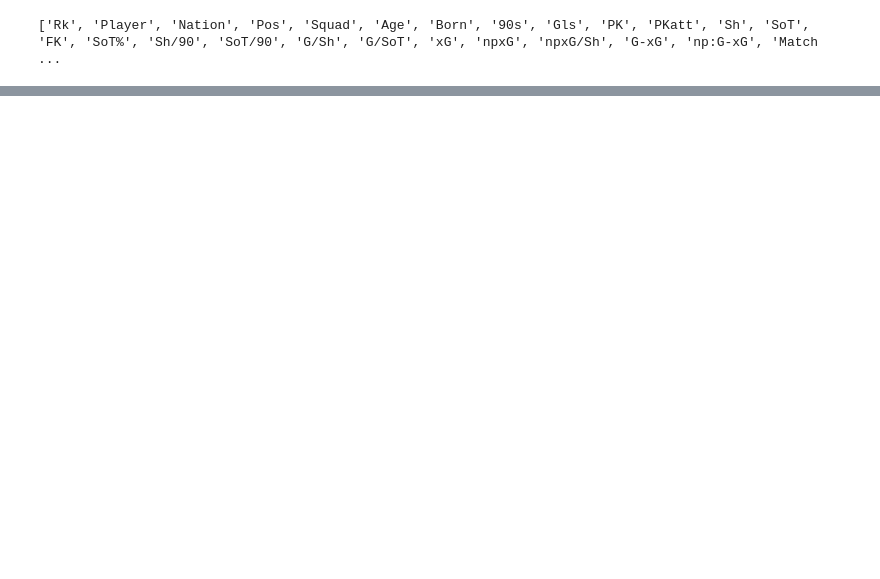
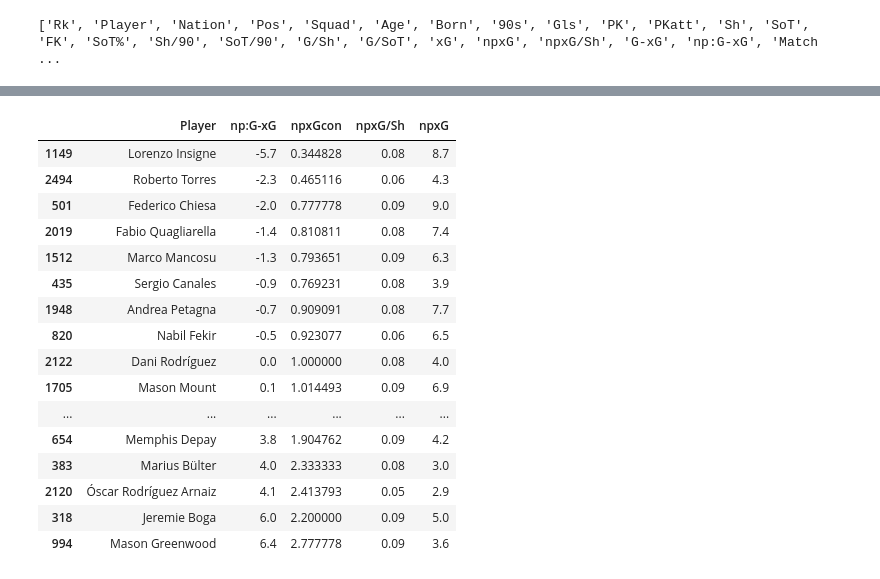
Before and after one commit to hellpoethero/FootballPython, a Jupyter notebook: EPLGoal1920.ipynb, the cells around one changed output, grey strips where cells are left out. Saved outputs shown, nothing was run; the diff lists cells and outputs as text; code cells hidden in the pictures; blank space fills up the shorter version.

```diff
--- a/EPLGoal1920.ipynb
+++ b/EPLGoal1920.ipynb
@@ -78,0 +107,21 @@ plt.show()
+# %%
+new_goals[new_goals["npxG/Sh"]<0.1][
+    ["Player","np:G-xG","npxGcon","npxG/Sh","npxG"]].sort_values(by=["np:G-xG"])
+# %% [output]
+|  | Player | np:G-xG | npxGcon | npxG/Sh | npxG |
+| 1149 | Lorenzo Insigne | -5.7 | 0.344828 | 0.08 | 8.7 |
+| 2494 | Roberto Torres | -2.3 | 0.465116 | 0.06 | 4.3 |
+| 501 | Federico Chiesa | -2.0 | 0.777778 | 0.09 | 9.0 |
+| 2019 | Fabio Quagliarella | -1.4 | 0.810811 | 0.08 | 7.4 |
+| 1512 | Marco Mancosu | -1.3 | 0.793651 | 0.09 | 6.3 |
+| 435 | Sergio Canales | -0.9 | 0.769231 | 0.08 | 3.9 |
+| 1948 | Andrea Petagna | -0.7 | 0.909091 | 0.08 | 7.7 |
+| 820 | Nabil Fekir | -0.5 | 0.923077 | 0.06 | 6.5 |
+| 2122 | Dani Rodríguez | 0.0 | 1.000000 | 0.08 | 4.0 |
+| 1705 | Mason Mount | 0.1 | 1.014493 | 0.09 | 6.9 |
+| ... | ... | ... | ... | ... | ... |
+| 654 | Memphis Depay | 3.8 | 1.904762 | 0.09 | 4.2 |
+| 383 | Marius Bülter | 4.0 | 2.333333 | 0.08 | 3.0 |
+| 2120 | Óscar Rodríguez Arnaiz | 4.1 | 2.413793 | 0.05 | 2.9 |
+| 318 | Jeremie Boga | 6.0 | 2.200000 | 0.09 | 5.0 |
+| 994 | Mason Greenwood | 6.4 | 2.777778 | 0.09 | 3.6 |
```
Also changed, not shown: parts of 4 cells of this notebook, 3 other files.
